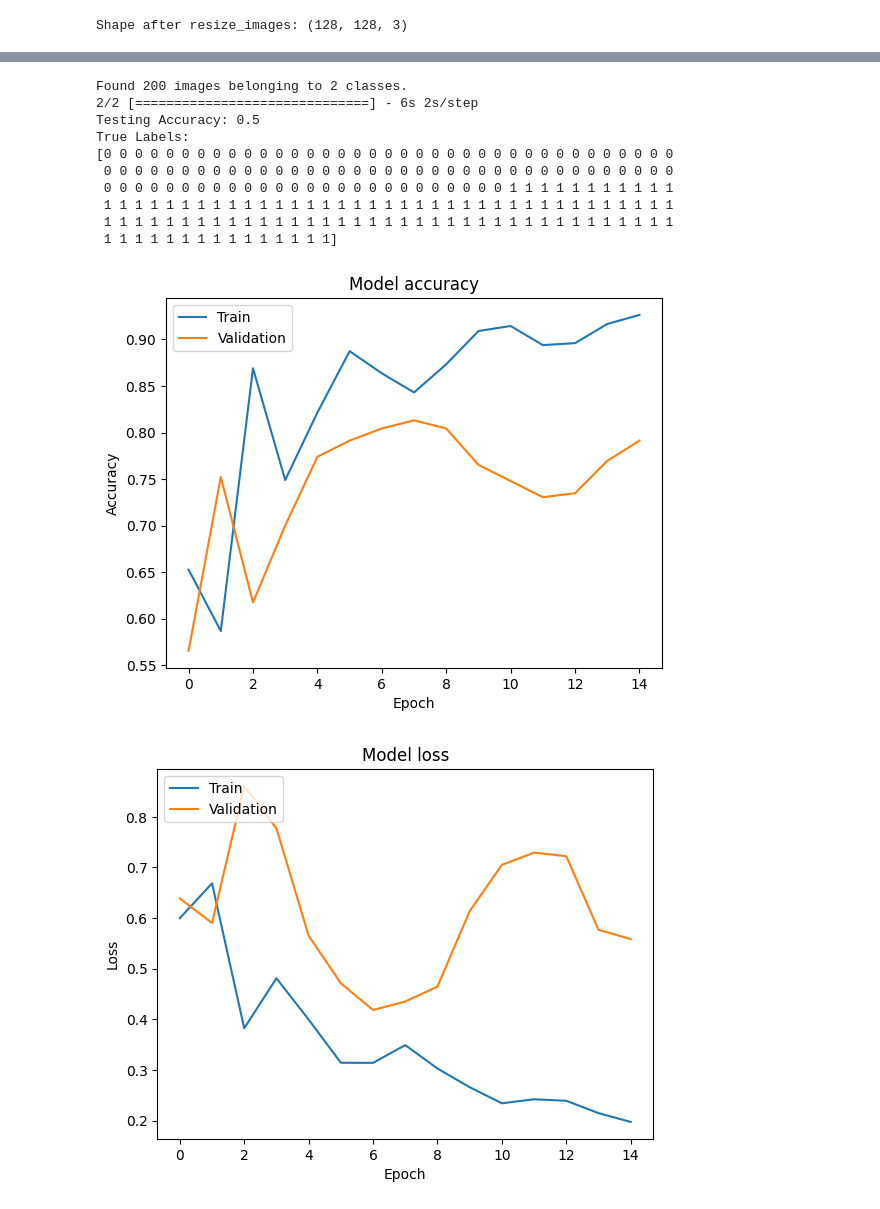
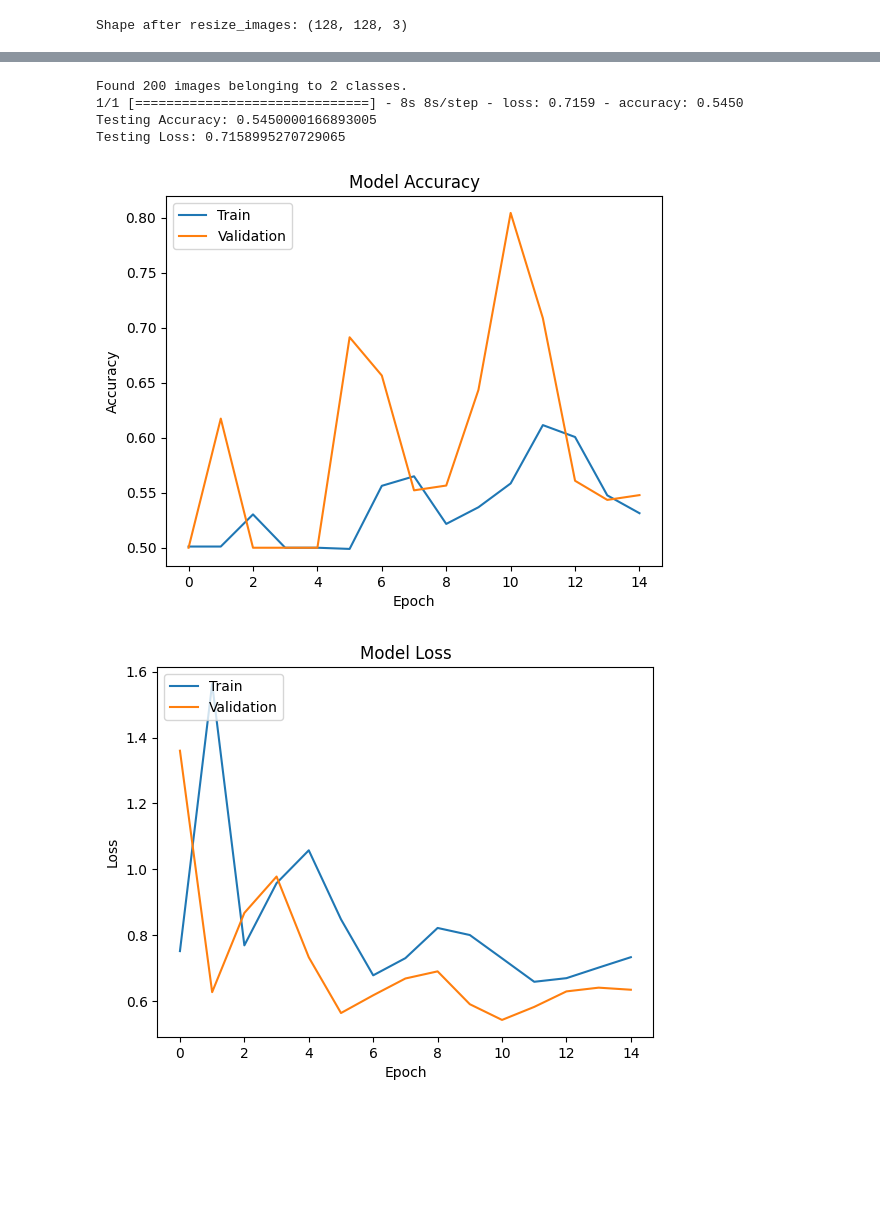
Before and after one commit to S-Bonillas/Image_Recognition_for_Microplastics, a Jupyter notebook: P4_MicroPystics.ipynb, the cells around one changed output, grey strips where cells are left out. Drawn from its saved outputs; the diff is of its cells as text; code cells hidden in the pictures; blank space fills up the shorter version.

Commit message:
Project Update
Model Update

```diff
--- a/P4_MicroPystics.ipynb
+++ b/P4_MicroPystics.ipynb
@@ -29,6 +30,9 @@ def resize_images(image):
 def rgb_to_gray(image):
     return rgb2gray(image)
 
+# Set random seed for reproducibility
+np.random.seed(14)
+
 # All jpgs should be the same size (128,128), however, rescaling in anticipation of Neural Networking modeling later in the process.
 # Allowing for some variation in image orientation.
 datagen = ImageDataGenerator(
@@ -41,8 +45,11 @@ datagen = ImageDataGenerator(
     width_shift_range=0.2,
     height_shift_range=0.2,
     horizontal_flip=True,
-    fill_mode='nearest'
+    fill_mode='nearest',
 )
+
+# Fitting the ImageDataGenerator onto the Training data
+datagen.fit(np.zeros((1, 128, 128, 3)))
 
 # Defining Training and Validation sets
 train_generator = datagen.flow_from_directory(
@@ -138,55 +159,41 @@ Epoch 15/15
 testing_generator = datagen.flow_from_directory(
     testing_path,
     target_size=(128, 128),
-    batch_size=100,
+    batch_size=200,
     class_mode='binary',
     shuffle=False
 )
 
-# Generating predictions on the testing set
-predictions = model.predict(testing_generator)
+# Generating Evaluation from the testing set
+test_loss, test_accuracy = model.evaluate(testing_generator)
 
-# Converting predictions to binary values (0 or 1)
-binary_predictions = (predictions > 0.5).astype(int)
-
-# Getting true labels from the generator
-true_labels = testing_generator.classes
-
-# Calculating accuracy
-accuracy = np.mean(binary_predictions == true_labels)
-print(f'Testing Accuracy: {accuracy}')
-print("True Labels:")
-print(true_labels)
+# Displaying accuracy & loss
+print(f'Testing Accuracy: {test_accuracy}')
+print(f'Testing Loss: {test_loss}')
 # %% [output]
 Found 200 images belonging to 2 classes.
-2/2 [==============================] - 6s 2s/step
-Testing Accuracy: 0.5
-True Labels:
-[0 0 0 0 0 0 0 0 0 0 0 0 0 0 0 0 0 0 0 0 0 0 0 0 0 0 0 0 0 0 0 0 0 0 0 0 0
- 0 0 0 0 0 0 0 0 0 0 0 0 0 0 0 0 0 0 0 0 0 0 0 0 0 0 0 0 0 0 0 0 0 0 0 0 0
- 0 0 0 0 0 0 0 0 0 0 0 0 0 0 0 0 0 0 0 0 0 0 0 0 0 0 1 1 1 1 1 1 1 1 1 1 1
- 1 1 1 1 1 1 1 1 1 1 1 1 1 1 1 1 1 1 1 1 1 1 1 1 1 1 1 1 1 1 1 1 1 1 1 1 1
- 1 1 1 1 1 1 1 1 1 1 1 1 1 1 1 1 1 1 1 1 1 1 1 1 1 1 1 1 1 1 1 1 1 1 1 1 1
- 1 1 1 1 1 1 1 1 1 1 1 1 1 1 1]
+1/1 [==============================] - 8s 8s/step - loss: 0.7159 - accuracy: 0.5450
+Testing Accuracy: 0.5450000166893005
+Testing Loss: 0.7158995270729065
 # %%
 # Plot training & validation accuracy values
 plt.plot(history.history['accuracy'])
 plt.plot(history.history['val_accuracy'])
-plt.title('Model accuracy')
+plt.title('Model Accuracy')
 plt.xlabel('Epoch')
 plt.ylabel('Accuracy')
 plt.legend(['Train', 'Validation'], loc='upper left')
 plt.show()
 
 # Plot training & validation loss values
 plt.plot(history.history['loss'])
 plt.plot(history.history['val_loss'])
-plt.title('Model loss')
+plt.title('Model Loss')
 plt.xlabel('Epoch')
 plt.ylabel('Loss')
 plt.legend(['Train', 'Validation'], loc='upper left')
 plt.show()
 # %% [output]
-[figure, old version]
+[figure, new version]
-[figure, old version]
+[figure, new version]
 # %%
```
Also changed, not shown: parts of 7 cells of this notebook, 1 other file.
